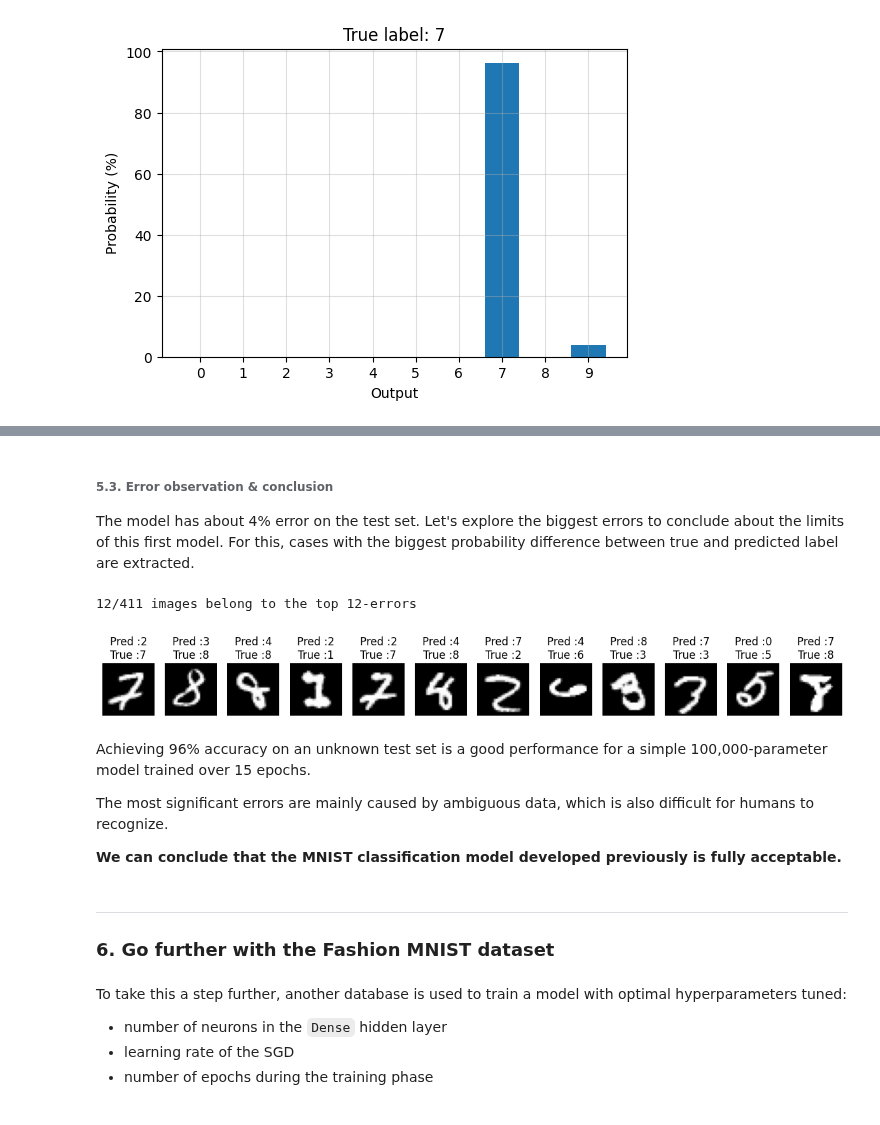
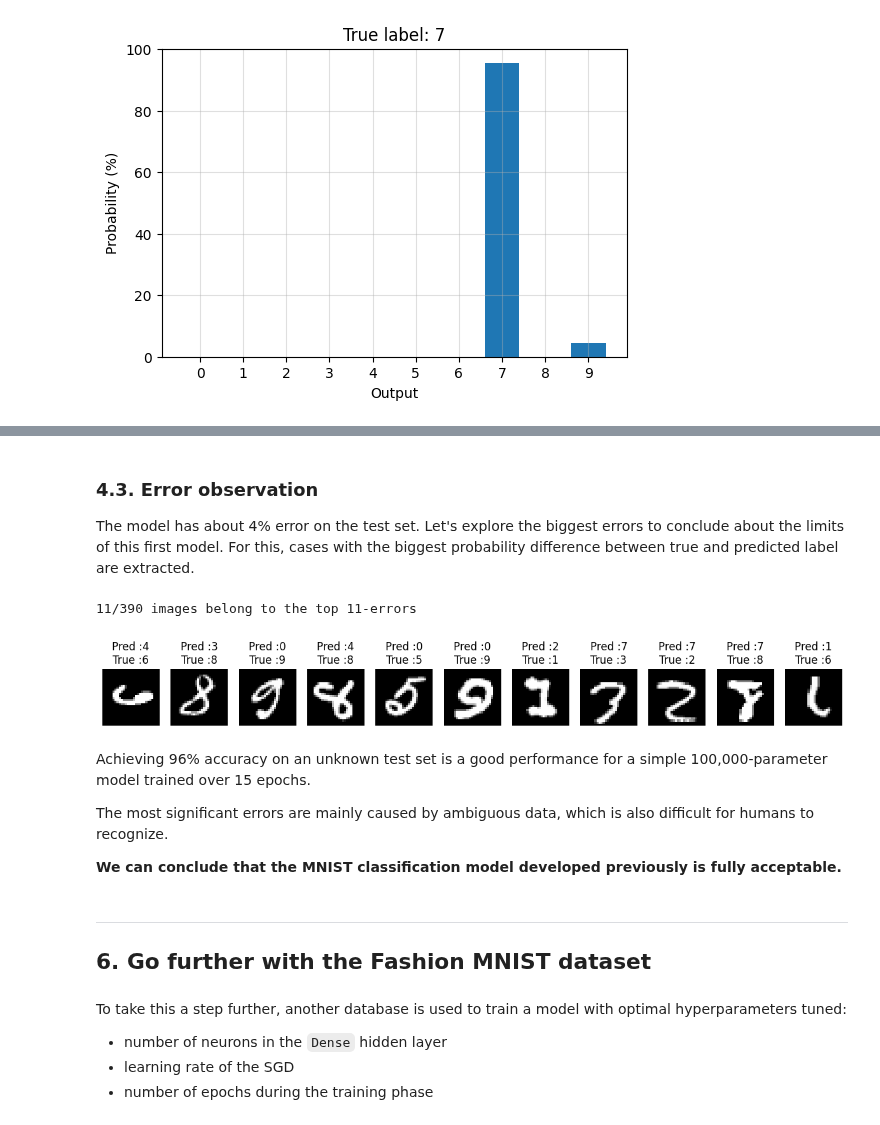
Before and after one commit to Benjamin-morel/TensorFlow, a Jupyter notebook: 01_classification_image.ipynb, the cells around one changed output, grey strips where cells are left out. Saved outputs shown, nothing was run; the diff lists cells and outputs as text; code cells hidden in the pictures.

Commit message:
Image classification

```diff
--- a/01_classification_image.ipynb
+++ b/01_classification_image.ipynb
@@ -269,3 +291,6 @@ Evaluation with unknown test data validates the model.
 # %%
-test_loss, test_acc = model_MNIST.evaluate(x_test,  y_test, verbose=0)
-print("Test loss function: %0.1f \nTest accuracy: %0.1f %%" %(test_loss, 100*test_acc))
+def get_predictions(features, labels):
+  loss_test, accuracy_test = model_MNIST.evaluate(features, labels, verbose=0)
+  predictions = model_MNIST.predict(features, verbose=0)
+  print("Test loss value %0.1f \nTest accuracy: %0.1f %%" %(loss_test, 100*accuracy_test))
+  return predictions
@@ -280,0 +297,2 @@ Test accuracy: 95.9 %
+# %%
+predictions = get_predictions(x_test, y_test)
@@ -283,6 +318,4 @@ Test accuracy: 95.9 %
 
 Enter an index `i` to compare the prediction with the expected label
-# %%
-probabilities = model_MNIST.predict(x_test, verbose=0) # 10,000 x 10 array size
 # %%
 i = 666 # from 0 to 9,999
@@ -302,9 +325,10 @@ plot_confusion_mat(y_test, y_test_predicted, range(10))
 # %% [markdown]
-###### **5.3. Error observation & conclusion**
+### 4.3. Error observation
 
 The model has about 4% error on the test set. Let's explore the biggest errors to conclude about the limits of this first model. For this, cases with the biggest probability difference between true and predicted label are extracted.
 # %%
-def get_worst_top(y_test_predicted, y_test, probabilities, x_test, rate):
+def get_worst_top(probabilities, y_test, x_test, rate):
+    y_test_predicted = np.argmax(probabilities, axis=1)
     errors = (y_test_predicted - y_test != 0) # collects indexes of incorrect predictions
     y_predicted_error = y_test_predicted[errors] # mispredicted labels
     error_number = len(y_predicted_error)
@@ -325,11 +349,11 @@ def get_worst_top(y_test_predicted, y_test, probabilities, x_test, rate):
     return top_errors, x_test_error, y_predicted_error, y_test_error
 # %%
 error_rate = 0.03
-top_errors, x_test_error, y_predicted_error, y_test_error = get_worst_top(y_test_predicted, y_test, probabilities, x_test, error_rate)
+top_errors, x_test_error, y_predicted_error, y_test_error = get_worst_top(predictions, y_test, x_test, error_rate)
 plot_errors(top_errors, x_test_error, y_predicted_error, y_test_error)
 # %% [output]
-12/411 images belong to the top 12-errors
+11/390 images belong to the top 11-errors
-[figure, old version]
+[figure, new version]
 # %% [markdown]
 Achieving 96% accuracy on an unknown test set is a good performance for a simple 100,000-parameter model trained over 15 epochs.
 
@@ -340,7 +364,7 @@ The most significant errors are mainly caused by ambiguous data, which is also d
 ---
 
 
-### **6. Go further with the Fashion MNIST dataset**
+## **6. Go further with the Fashion MNIST dataset**
 # %% [markdown]
 To take this a step further, another database is used to train a model with optimal hyperparameters tuned:
 * number of neurons in the `Dense` hidden layer
```
Also changed, not shown: parts of 45 cells of this notebook.
